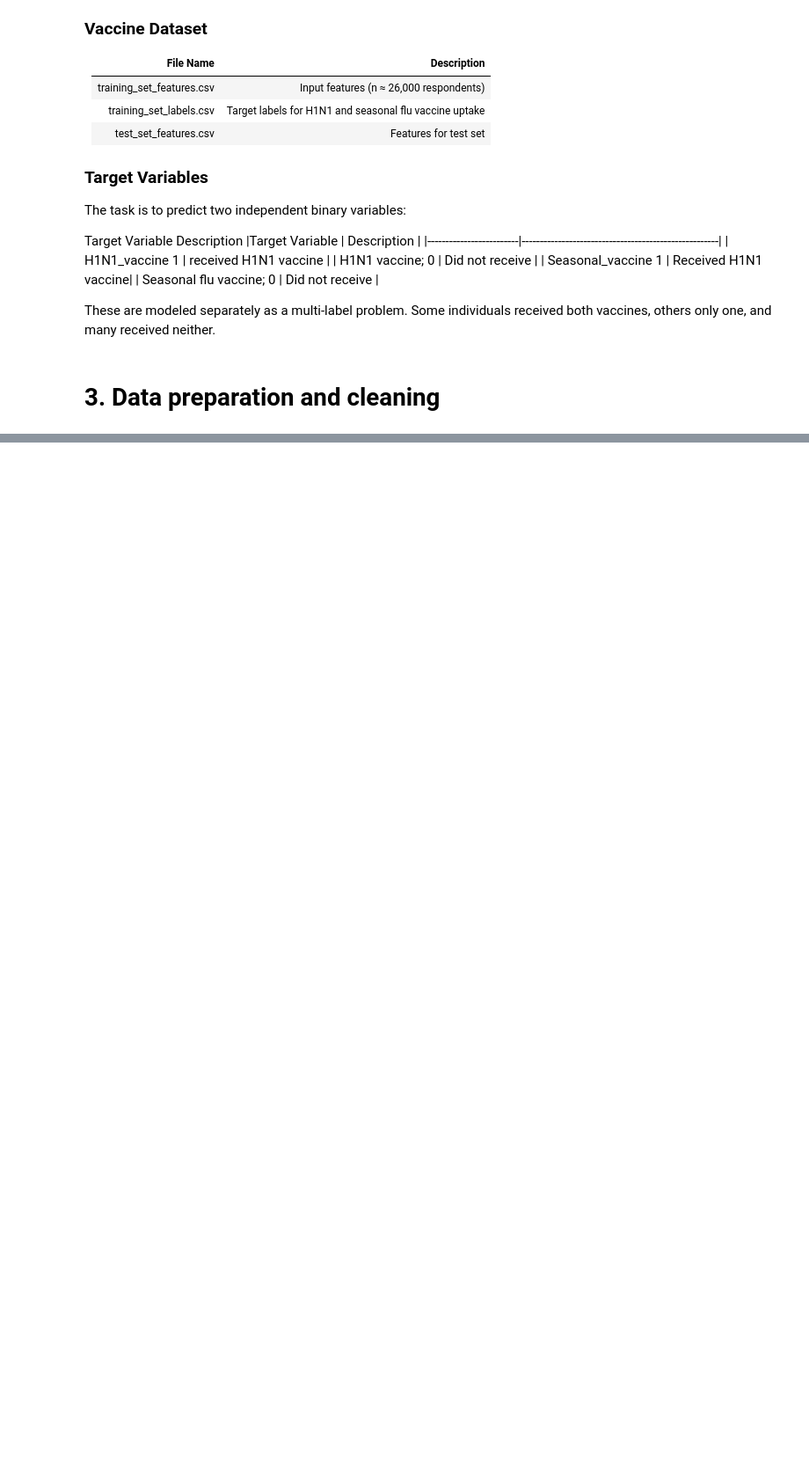
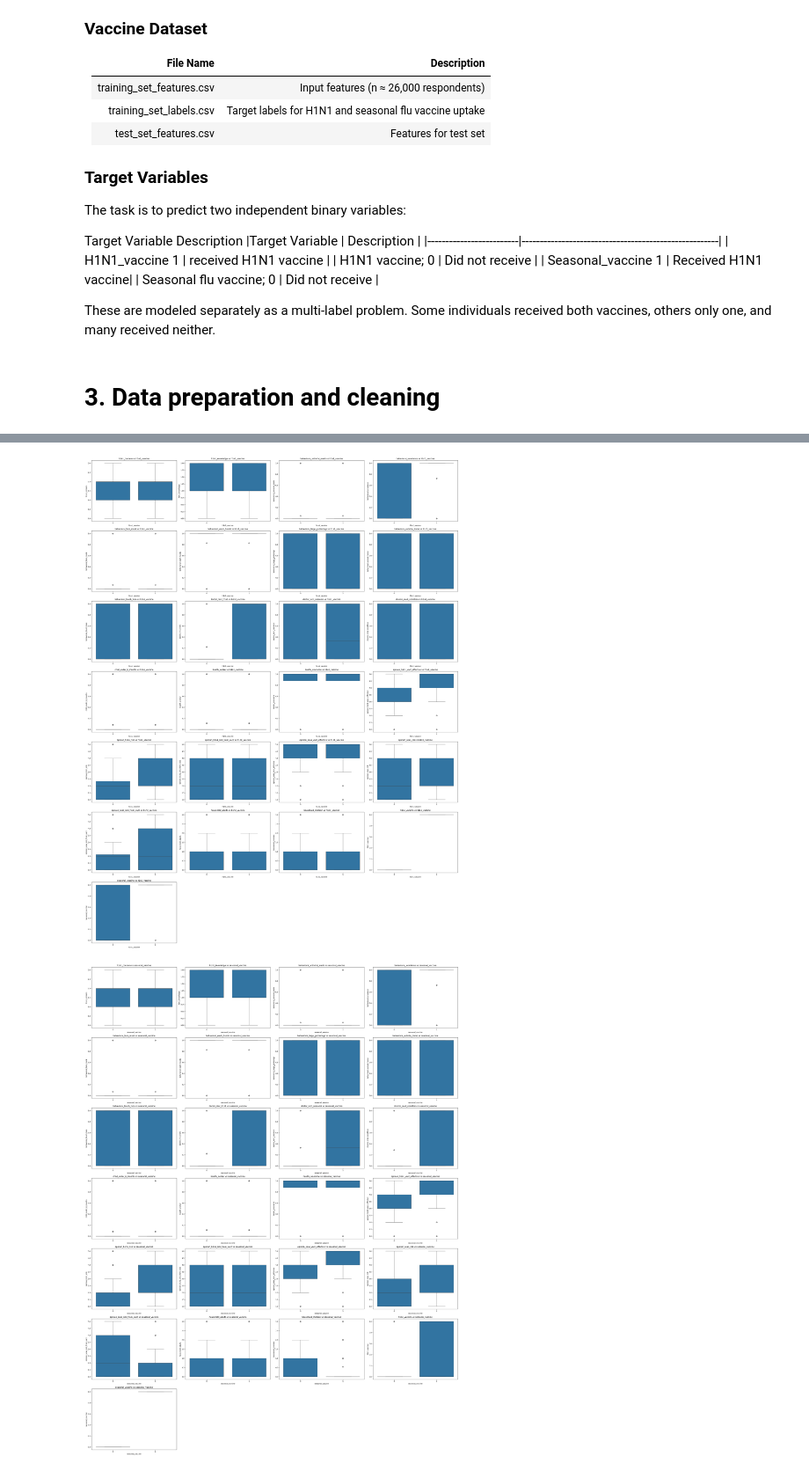
Before and after one commit to Amoitw/Predicting-Vaccines-Uptake, a Jupyter notebook: notebook.ipynb, the cells around one changed output, grey strips where cells are left out. Shown at 88% size. Drawn from its saved outputs; the diff is of its cells as text; code cells hidden in the pictures; blank space fills up the shorter version.

```diff
--- a/notebook.ipynb
+++ b/notebook.ipynb
@@ -361,0 +274,35 @@ submission.to_csv("submission.csv", index=False)
+# %%
+# target variables vs features
+#numerical features
+numerical_features = data.select_dtypes(include=['float64', 'int64']).columns.tolist()
+categorical_features = data.select_dtypes(include=['object']).columns.tolist()
+def plot_numerical_features_vs_target(target, features, data, n_cols=4):
+    n_rows = (len(features) + n_cols - 1) // n_cols
+    plt.figure(figsize=(n_cols * 8, n_rows * 6))
+
+    for i, col in enumerate(features):
+        plt.subplot(n_rows, n_cols, i + 1)
+        sns.boxplot(x=target, y=col, data=data)
+        plt.title(f'{col} vs {target}')
+        plt.tight_layout()
+
+    plt.show()
+plot_numerical_features_vs_target('h1n1_vaccine', numerical_features, data)
+plot_numerical_features_vs_target('seasonal_vaccine', numerical_features, data)
+def plot_categorical_features_vs_target(target, features, data, n_cols=4):
+    n_rows = (len(features) + n_cols - 1) // n_cols
+    plt.figure(figsize=(n_cols * 8, n_rows * 6))
+
+    for i, col in enumerate(features):
+        plt.subplot(n_rows, n_cols, i + 1)
+        sns.countplot(x=col, hue=target, data=data)
+        plt.title(f'{col} vs {target}')
+        plt.xticks(rotation=45)
+        plt.tight_layout()
+
+    plt.show()
+plot_categorical_features_vs_target('h1n1_vaccine', categorical_features, data)
+plot_categorical_features_vs_target('seasonal_vaccine', categorical_features, data)
+# %% [output]
+[figure, added]
+[figure, added]
```
Also changed, not shown: parts of 21 cells of this notebook.
